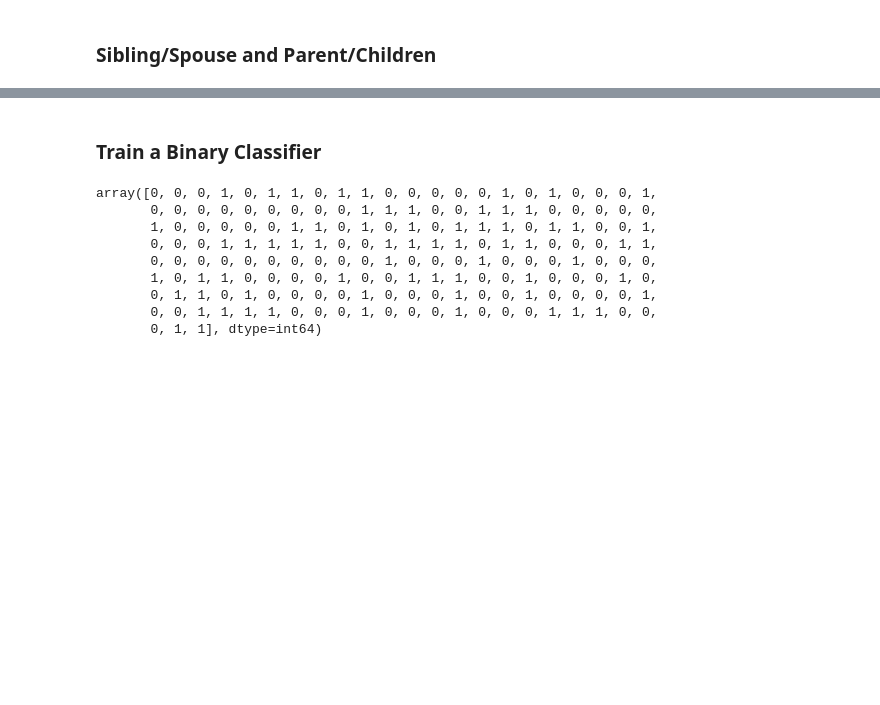
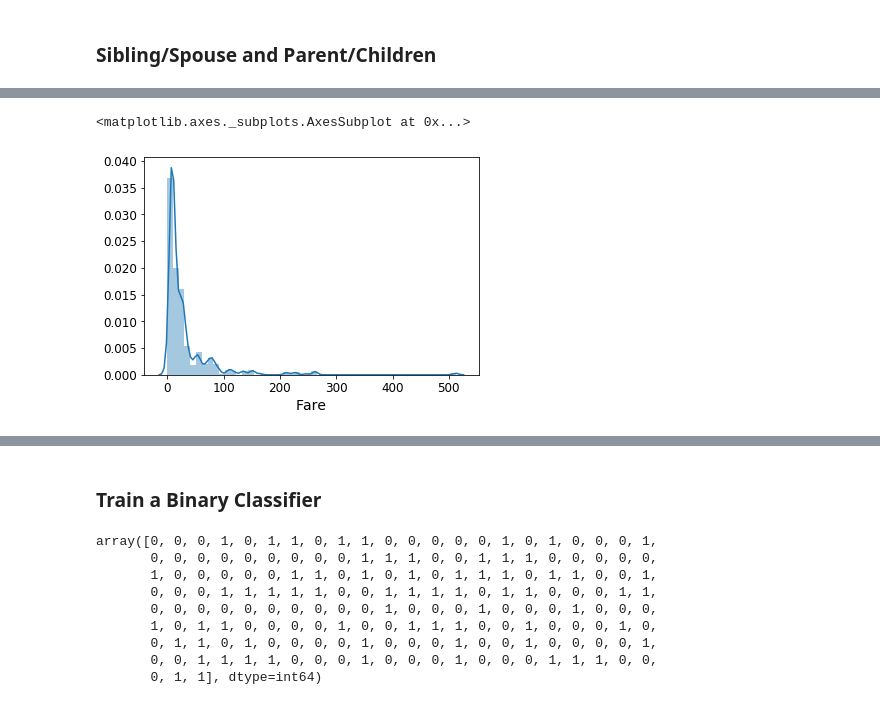
Before and after one commit to SantiB17/Titanic-Comp, a Jupyter notebook: Titanic_notebook.ipynb, the cells around one changed output, grey strips where cells are left out. Drawn from its saved outputs; the diff is of its cells as text; code cells hidden in the pictures; blank space fills up the shorter version.

```diff
--- a/Titanic_notebook.ipynb
+++ b/Titanic_notebook.ipynb
@@ -332,0 +338,5 @@ sns.catplot('Parch', 'Survived',kind='point', col='Pclass', row='Age_bin', data=
+# %%
+sns.distplot(df_train['Fare'])
+# %% [output]
+<matplotlib.axes._subplots.AxesSubplot at 0x...>
+[figure, added]
```
Also changed, not shown: parts of 11 cells of this notebook.
